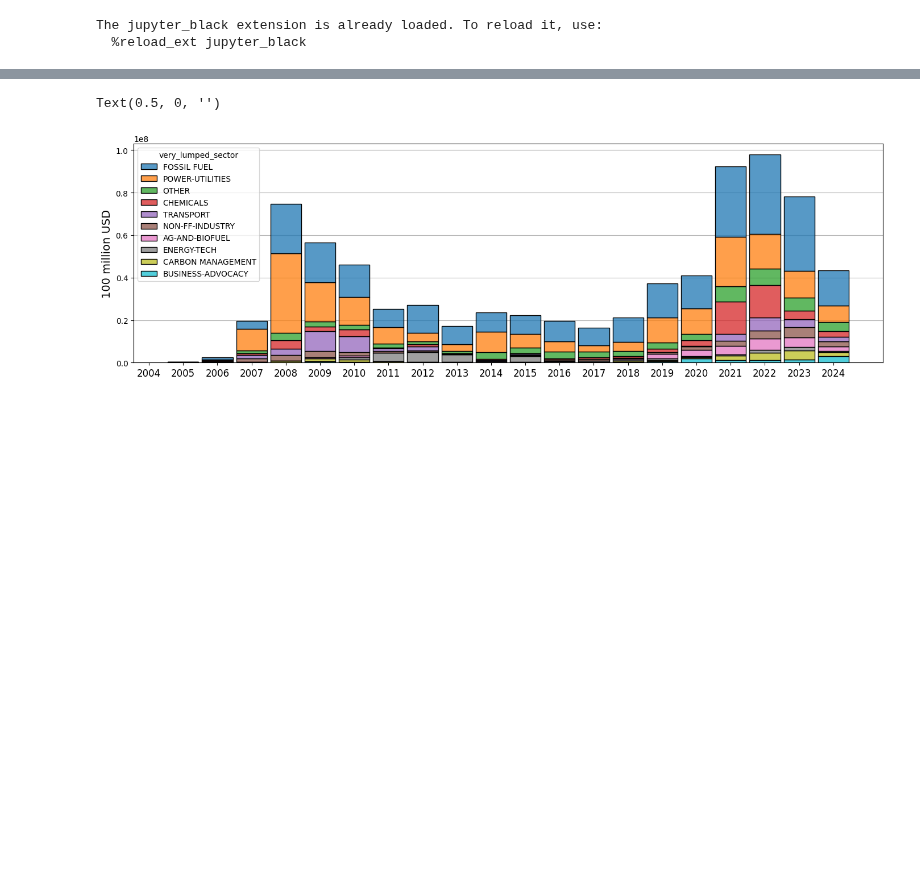
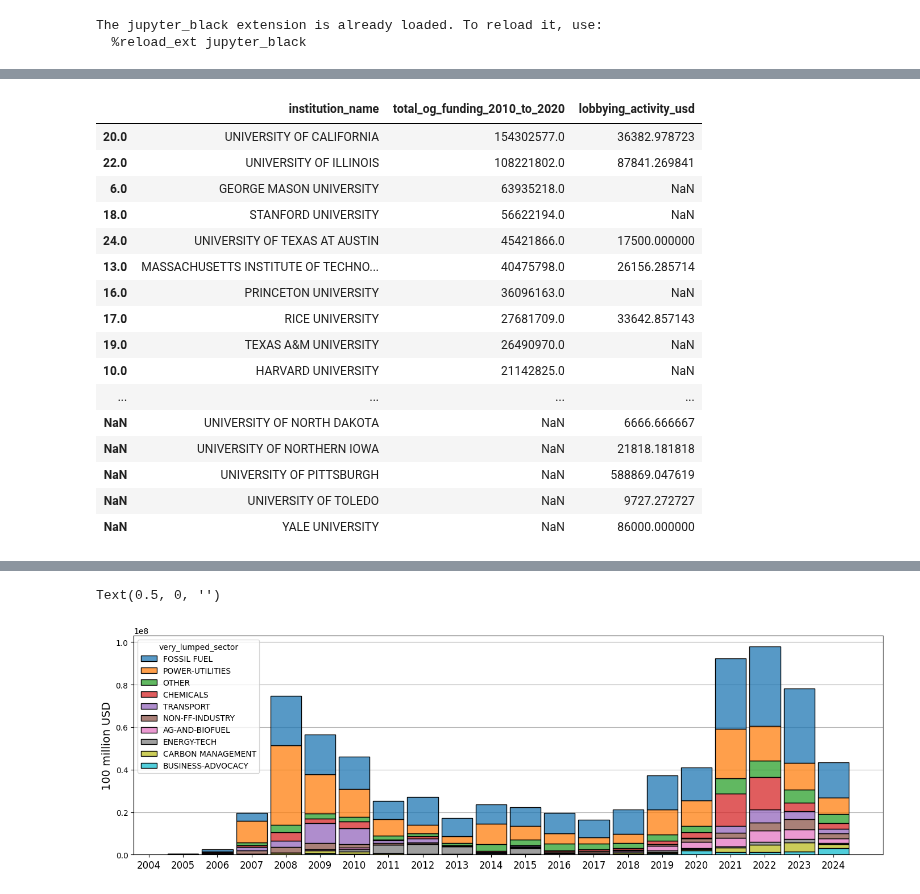
Before and after one commit to lindseygulden/leg-up, a Jupyter notebook: projects/lobbying/analysis.ipynb, the cells around one changed output, grey strips where cells are left out. Drawn from its saved outputs; the diff is of its cells as text; code cells hidden in the pictures; blank space fills up the shorter version.

```diff
--- a/projects/lobbying/analysis.ipynb
+++ b/projects/lobbying/analysis.ipynb
@@ -141,0 +166,16 @@ df.loc[(df.likely_ccs == 0) & (df.bill_contains_ccs_provisions == 1)]
+# %%
+def quarter_to_decimal(q: str) -> float:
+    """converts string quarter to decimal fraction of year"""
+    if q == "second_quarter":
+        return 135 / 365.25
+    if q == "third_quarter":
+        return 227 / 365.25
+    if q == "first_quarter":
+        return 46 / 365.25
+    if q == "fourth_quarter":
+        return 319 / 365.25
+    if q == "year_end":
+        return 274 / 265.25
+    if q == "mid_year":
+        return 91 / 365.25
+    raise ValueError("%s quarter string is not one of accepted strings.", q)
@@ -170,0 +214,33 @@ very_lumped_order = list(
+# %%
+univ_df = pd.read_csv("university_with_rename.csv", index_col=[0])
+univ_df.institution_name = [x.upper() for x in univ_df.institution_name]
+univ_df.to_csv("university_with_rename.csv")
+# %%
+ccs_univ_df = (
+    df[["client_rename", "lobbying_activity_usd"]]
+    .loc[df.sector == "higher education"]
+    .groupby(["client_rename"])
+    .sum()
+    .sort_values(by=["lobbying_activity_usd"], ascending=False)
+)
+univ_df.merge(
+    ccs_univ_df, right_index=True, left_on="institution_name", how="outer"
+).sort_values(by="total_og_funding_2010_to_2020", ascending=False)
+# %% [output]
+|  | institution_name | total_og_funding_2010_to_2020 | lobbying_activity_usd |
+| 20.0 | UNIVERSITY OF CALIFORNIA | 154302577.0 | 36382.978723 |
+| 22.0 | UNIVERSITY OF ILLINOIS | 108221802.0 | 87841.269841 |
+| 6.0 | GEORGE MASON UNIVERSITY | 63935218.0 | NaN |
+| 18.0 | STANFORD UNIVERSITY | 56622194.0 | NaN |
+| 24.0 | UNIVERSITY OF TEXAS AT AUSTIN | 45421866.0 | 17500.000000 |
+| 13.0 | MASSACHUSETTS INSTITUTE OF TECHNO... | 40475798.0 | 26156.285714 |
+| 16.0 | PRINCETON UNIVERSITY | 36096163.0 | NaN |
+| 17.0 | RICE UNIVERSITY | 27681709.0 | 33642.857143 |
+| 19.0 | TEXAS A&M UNIVERSITY | 26490970.0 | NaN |
+| 10.0 | HARVARD UNIVERSITY | 21142825.0 | NaN |
+| ... | ... | ... | ... |
+| NaN | UNIVERSITY OF NORTH DAKOTA | NaN | 6666.666667 |
+| NaN | UNIVERSITY OF NORTHERN IOWA | NaN | 21818.181818 |
+| NaN | UNIVERSITY OF PITTSBURGH | NaN | 588869.047619 |
+| NaN | UNIVERSITY OF TOLEDO | NaN | 9727.272727 |
+| NaN | YALE UNIVERSITY | NaN | 86000.000000 |
```
Also changed, not shown: parts of 12 cells of this notebook, 3 other files.
